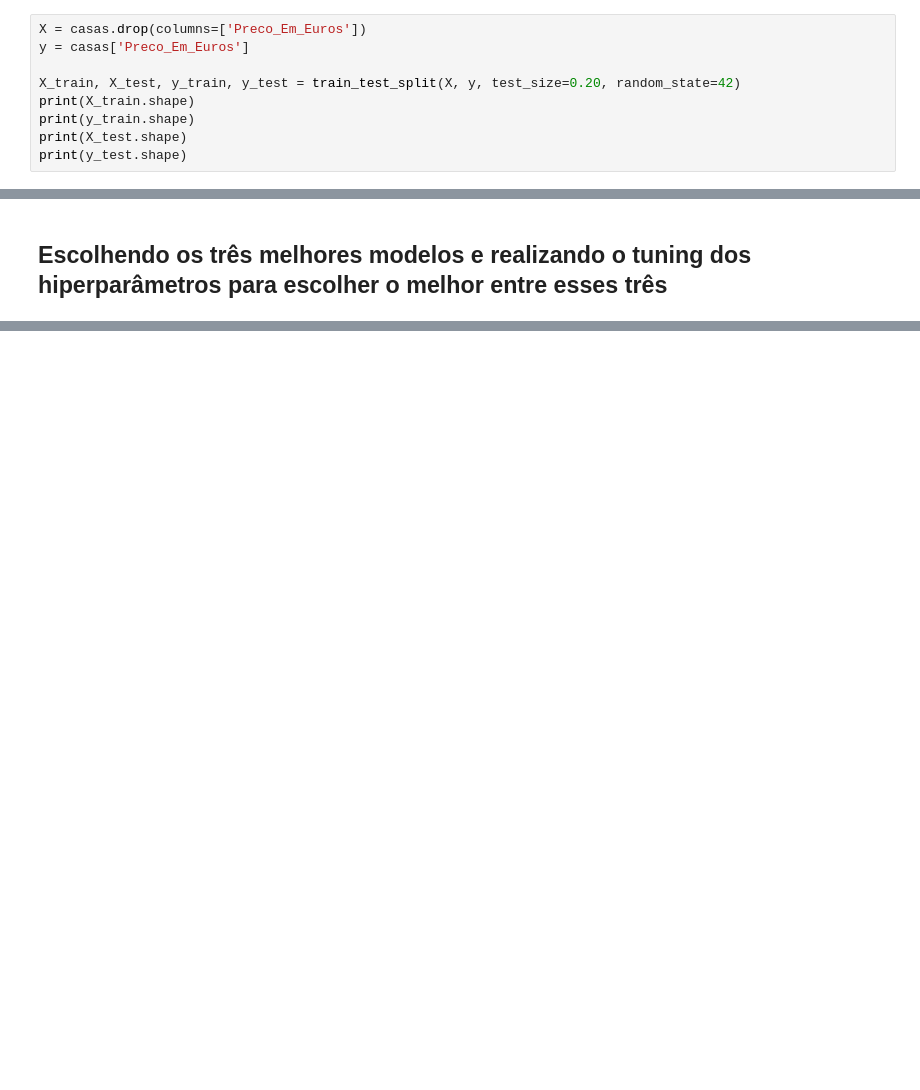
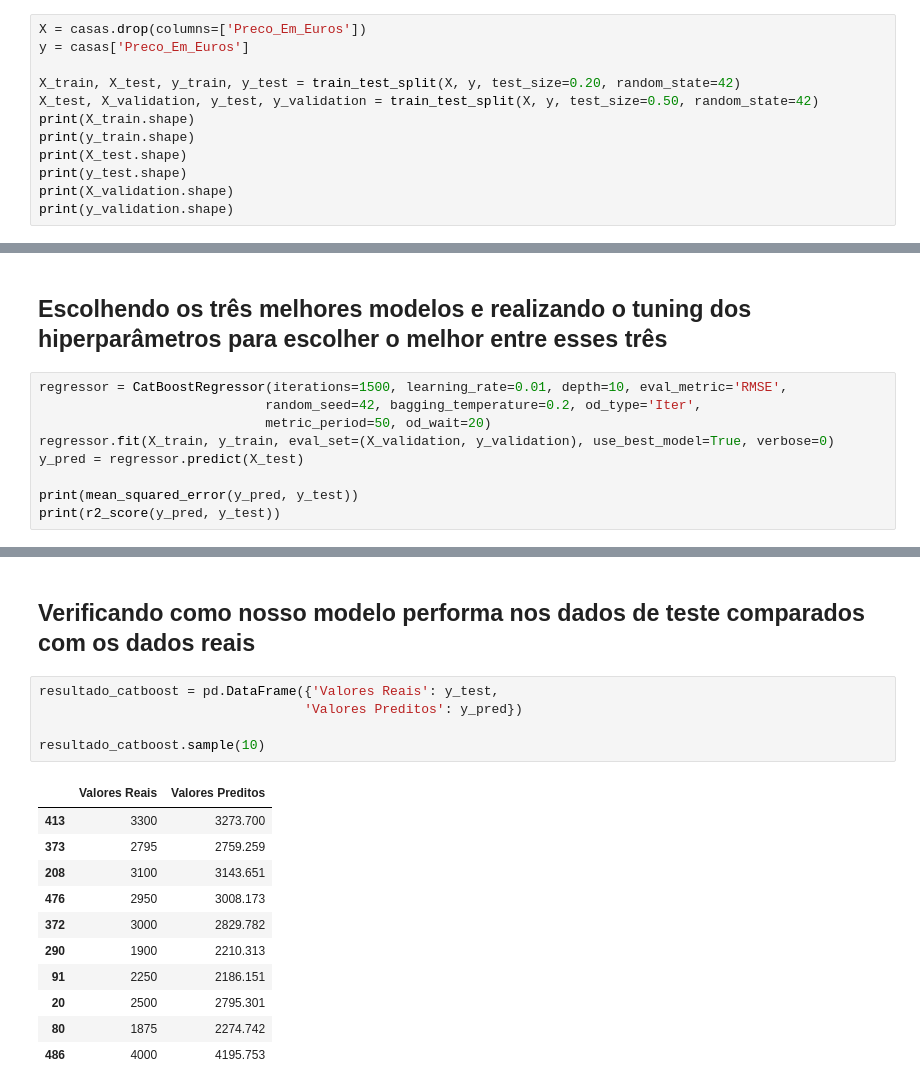
Before and after one commit to gianIucca/mineracao-casas-avenda, a Jupyter notebook: Mineração de dados sobre casas à venda com BeautifulSoup.ipynb, the cells around one changed output, grey strips where cells are left out. Saved outputs shown, nothing was run; the diff lists cells and outputs as text; blank space fills up the shorter version.

Commit message:
Comparando os valores reais com os valores preditos pelo catboost

```diff
--- a/Mineração de dados sobre casas à venda com BeautifulSoup.ipynb
+++ b/Mineração de dados sobre casas à venda com BeautifulSoup.ipynb
@@ -225,8 +225,11 @@ X = casas.drop(columns=['Preco_Em_Euros'])
 y = casas['Preco_Em_Euros']
 
 X_train, X_test, y_train, y_test = train_test_split(X, y, test_size=0.20, random_state=42)
+X_test, X_validation, y_test, y_validation = train_test_split(X, y, test_size=0.50, random_state=42)
 print(X_train.shape)
 print(y_train.shape)
 print(X_test.shape)
 print(y_test.shape)
+print(X_validation.shape)
+print(y_validation.shape)
 # %% [output]
@@ -322,2 +327,11 @@ resultado.sort_values(by='R2', ascending=False)
 # %% [markdown]
 ## Escolhendo os três melhores modelos e realizando o tuning dos hiperparâmetros para escolher o melhor entre esses três
+# %%
+regressor = CatBoostRegressor(iterations=1500, learning_rate=0.01, depth=10, eval_metric='RMSE',
+                             random_seed=42, bagging_temperature=0.2, od_type='Iter',
+                             metric_period=50, od_wait=20)
+regressor.fit(X_train, y_train, eval_set=(X_validation, y_validation), use_best_model=True, verbose=0)
+y_pred = regressor.predict(X_test)
+
+print(mean_squared_error(y_pred, y_test))
+print(r2_score(y_pred, y_test))
@@ -323,0 +342,19 @@ resultado.sort_values(by='R2', ascending=False)
+# %% [markdown]
+## Verificando como nosso modelo performa nos dados de teste comparados com os dados reais
+# %%
+resultado_catboost = pd.DataFrame({'Valores Reais': y_test,
+                                  'Valores Preditos': y_pred})
+
+resultado_catboost.sample(10)
+# %% [output]
+|  | Valores Reais | Valores Preditos |
+| 413 | 3300 | 3273.700 |
+| 373 | 2795 | 2759.259 |
+| 208 | 3100 | 3143.651 |
+| 476 | 2950 | 3008.173 |
+| 372 | 3000 | 2829.782 |
+| 290 | 1900 | 2210.313 |
+| 91 | 2250 | 2186.151 |
+| 20 | 2500 | 2795.301 |
+| 80 | 1875 | 2274.742 |
+| 486 | 4000 | 4195.753 |
```
Also changed, not shown: parts of 3 cells of this notebook, 6 other files.
